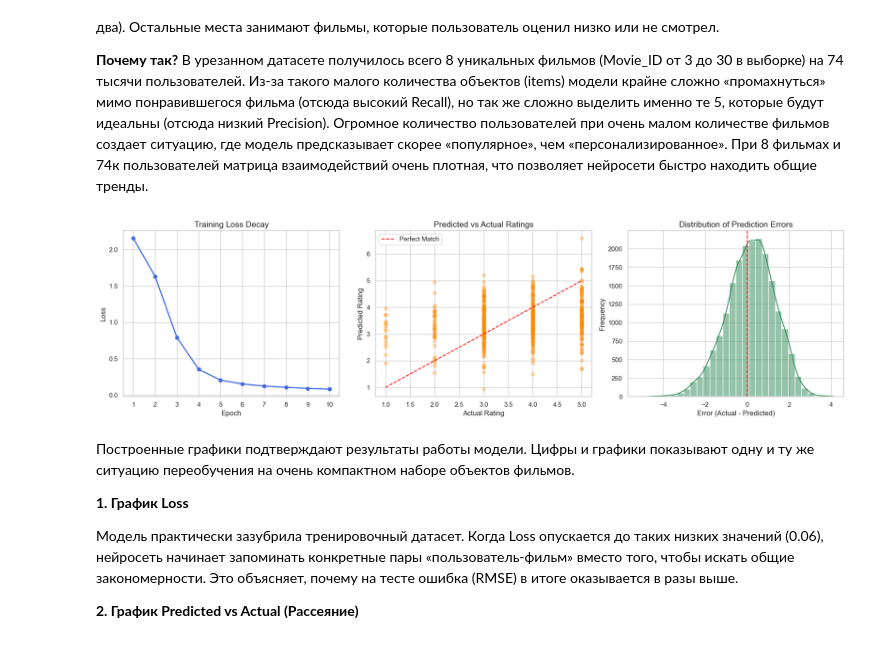
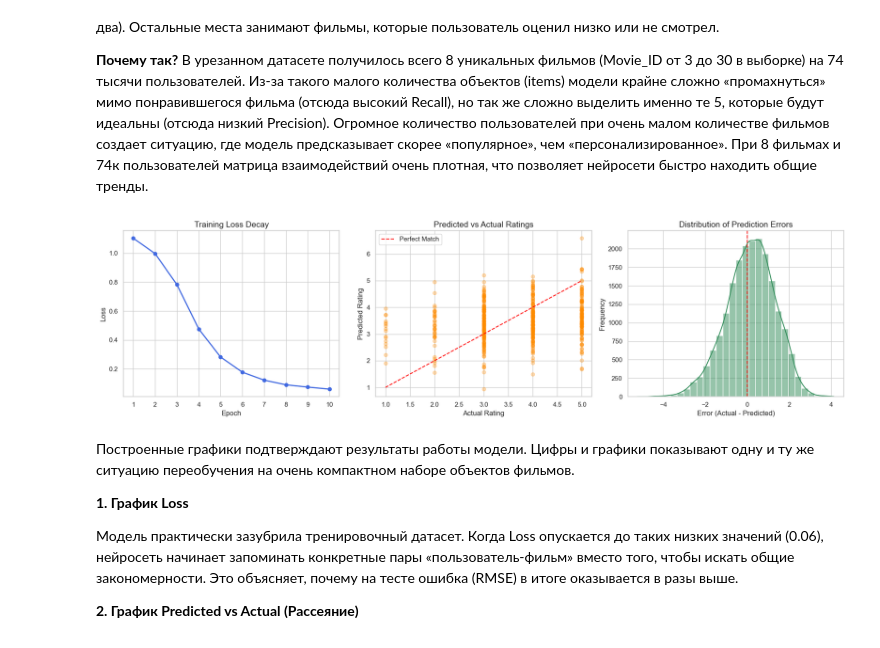
Before and after one commit to IRONINBEAT/NeuralNetwork, a Jupyter notebook: Recommender_sys.ipynb, the cells around one changed output. Drawn from its saved outputs; the diff is of its cells as text; code cells hidden in the pictures.

```diff
--- a/Recommender_sys.ipynb
+++ b/Recommender_sys.ipynb
@@ -258,39 +258,39 @@ plt.figure(figsize=(18, 5))
 
 # --- График 1: Динамика Loss по эпохам ---
 # Если не сохраняли, создадим его вручную по вашим данным:
-train_losses = [1.104, 0.997, 0.783, 0.476, 0.207, 0.154, 0.125, 0.108, 0.093, 0.083]
+train_losses = [1.104, 0.997, 0.783, 0.476, 0.282, 0.177, 0.122, 0.09, 0.074, 0.06]
 
 plt.subplot(1, 3, 1)
 plt.plot(range(1, 11), train_losses, marker='o', color='royalblue', linewidth=2)
 plt.title('Training Loss Decay', fontsize=14)
 plt.xlabel('Epoch')
 plt.ylabel('Loss')
 plt.xticks(range(1, 11))
 
 # --- График 2: Распределение предсказанных vs реальных оценок ---
 plt.subplot(1, 3, 2)
 # Возьмем первые 500 точек для наглядности
 sample_size = 500
 plt.scatter(test_ratings[:sample_size], test_predictions[:sample_size], alpha=0.3, color='darkorange')
 plt.plot([1, 5], [1, 5], '--', color='red', label='Perfect Match') # Линия идеального предсказания
 plt.title('Predicted vs Actual Ratings', fontsize=14)
 plt.xlabel('Actual Rating')
 plt.ylabel('Predicted Rating')
 plt.legend()
 
 # --- График 3: Распределение ошибок (Residuals) ---
 plt.subplot(1, 3, 3)
 residuals = np.array(test_ratings) - np.array(test_predictions)
 sns.histplot(residuals, kde=True, color='seagreen', bins=30)
 plt.axvline(0, color='red', linestyle='--')
 plt.title('Distribution of Prediction Errors', fontsize=14)
 plt.xlabel('Error (Actual - Predicted)')
 plt.ylabel('Frequency')
 
 plt.tight_layout()
 plt.show()
 # %% [output]
-[figure, old version]
+[figure, new version]
 # %% [markdown]
 Построенные графики подтверждают результаты работы модели. Цифры и графики показывают одну и ту же ситуацию переобучения на очень компактном наборе объектов фильмов.
 
```
Also changed, not shown: 1 other file.
